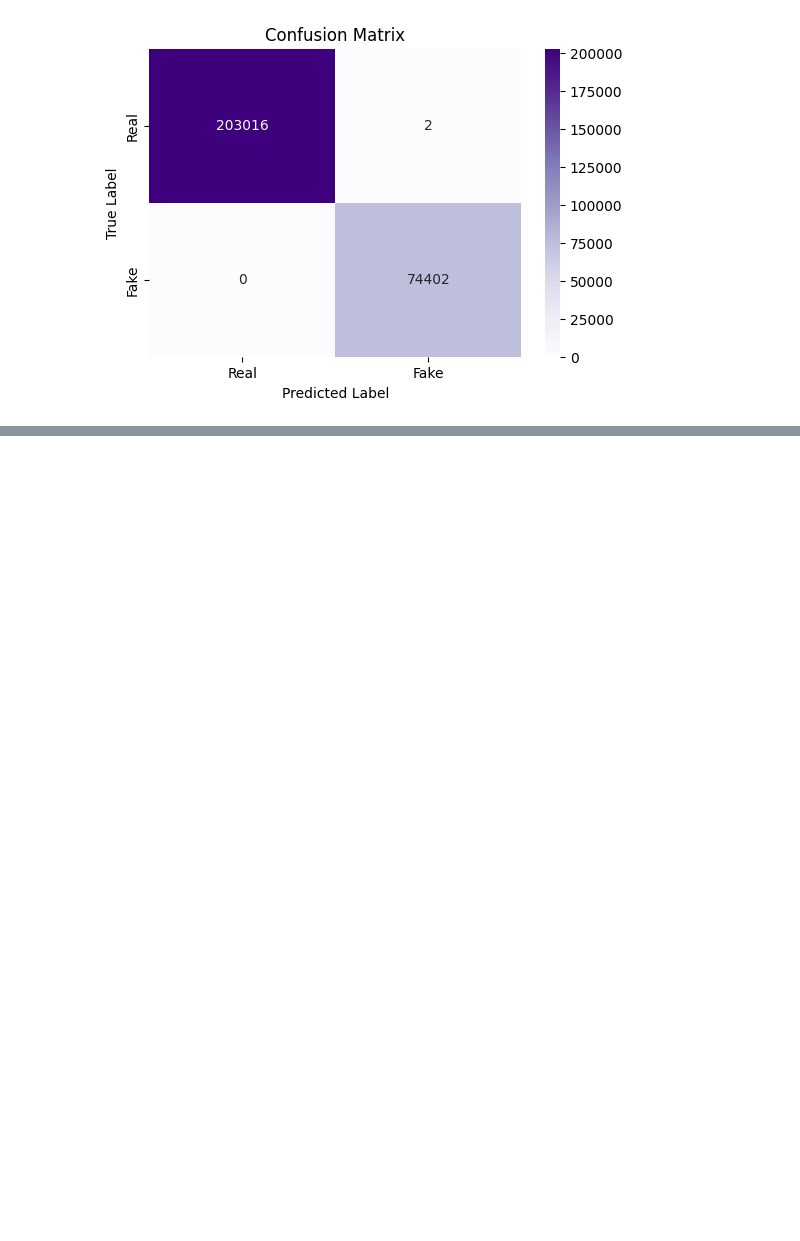
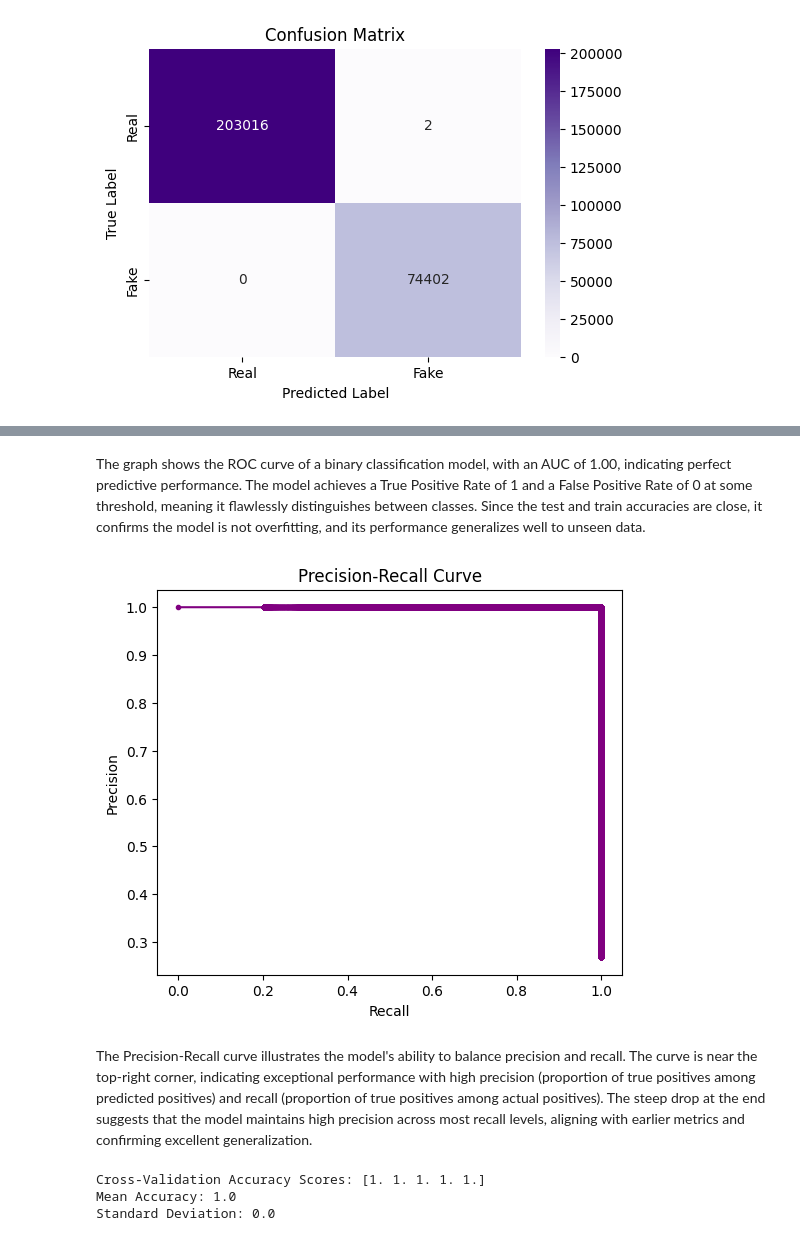
Before and after one commit to olivemideva/Fake-Reviews, a Jupyter notebook: fake_reviews.ipynb, the cells around one changed output, grey strips where cells are left out. Saved outputs shown, nothing was run; the diff lists cells and outputs as text; code cells hidden in the pictures; blank space fills up the shorter version.

```diff
--- a/fake_reviews.ipynb
+++ b/fake_reviews.ipynb
@@ -530,0 +555,29 @@ Test Accuracy: 0.999993
+# %% [markdown]
+The graph shows the ROC curve of a binary classification model, with an AUC of 1.00, indicating perfect predictive performance. The model achieves a True Positive Rate of 1 and a False Positive Rate of 0 at some threshold, meaning it flawlessly distinguishes between classes. Since the test and train accuracies are close, it confirms the model is not overfitting, and its performance generalizes well to unseen data.
+# %%
+# Compute
+precision, recall, _ = precision_recall_curve(y_test, y_probs)
+
+# Plot
+plt.figure(figsize=(6, 5))
+plt.plot(recall, precision, marker=".", color="Purple")
+plt.xlabel("Recall")
+plt.ylabel("Precision")
+plt.title("Precision-Recall Curve")
+plt.show()
+# %% [output]
+[figure, added]
+# %% [markdown]
+The Precision-Recall curve illustrates the model's ability to balance precision and recall. The curve is near the top-right corner, indicating exceptional performance with high precision (proportion of true positives among predicted positives) and recall (proportion of true positives among actual positives). The steep drop at the end suggests that the model maintains high precision across most recall levels, aligning with earlier metrics and confirming excellent generalization.
+# %%
+# 5-fold cross-validation
+cv_scores = cross_val_score(model, X, y, cv=5, scoring="accuracy")
+
+# Cross-validation results
+print("Cross-Validation Accuracy Scores:", cv_scores)
+print("Mean Accuracy:", np.mean(cv_scores))
+print("Standard Deviation:", np.std(cv_scores))
+# %% [output]
+Cross-Validation Accuracy Scores: [1. 1. 1. 1. 1.]
+Mean Accuracy: 1.0
+Standard Deviation: 0.0
```
Also changed, not shown: parts of 13 cells of this notebook.
